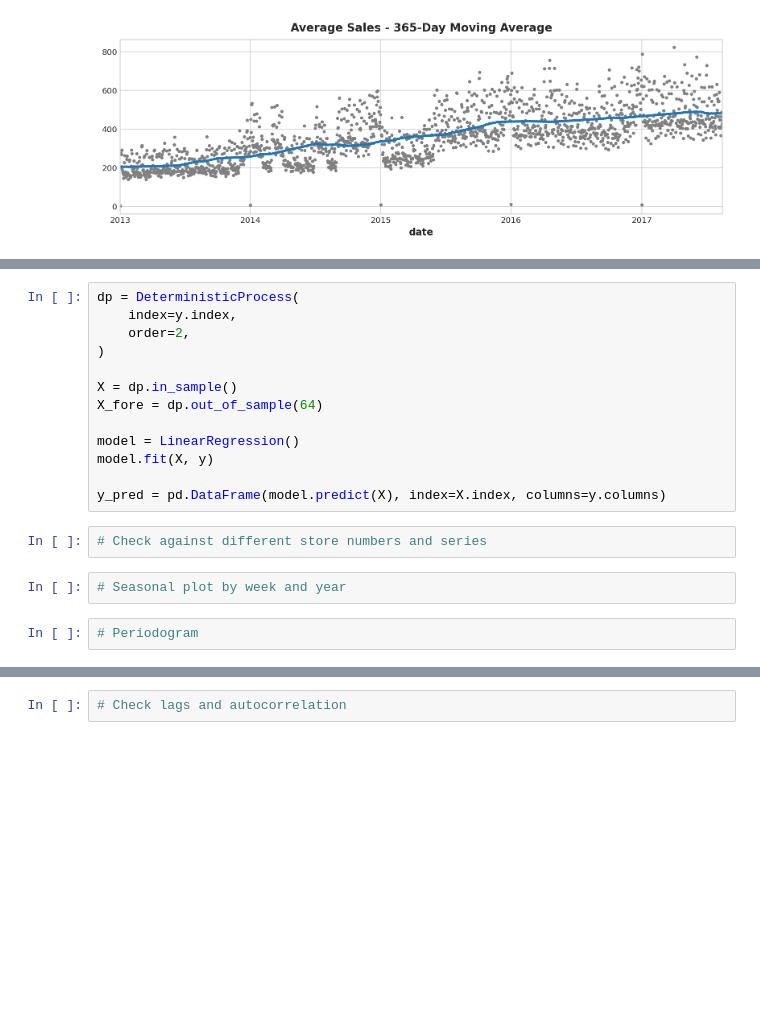
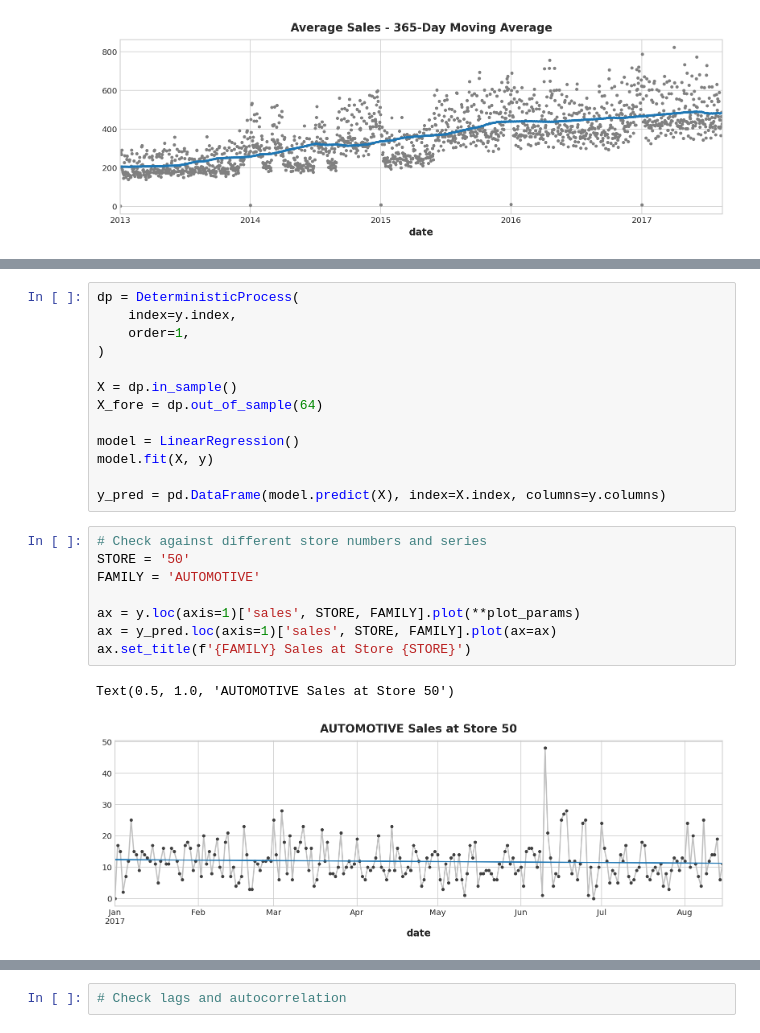
Before and after one commit to jkeogh2031/store_sales_time_series_forecasting, a Jupyter notebook: store-sales-time-series-forecasting.ipynb, the cells around one changed output, grey strips where cells are left out. Saved outputs shown, nothing was run; the diff lists cells and outputs as text; blank space fills up the shorter version.

Commit message:
Kaggle Notebook | store_sales_time_series_forecasting | Version 2

```diff
--- a/store-sales-time-series-forecasting.ipynb
+++ b/store-sales-time-series-forecasting.ipynb
@@ -203,7 +203,7 @@ y.head()
 # %%
 dp = DeterministicProcess(
     index=y.index,
-    order=2,
+    order=1,
 )
 
 X = dp.in_sample()
@@ -213,9 +213,14 @@ model = LinearRegression()
 model.fit(X, y)
 
 y_pred = pd.DataFrame(model.predict(X), index=X.index, columns=y.columns)
-# %%
-# Check against different store numbers and series
-# %%
-# Seasonal plot by week and year
-# %%
-# Periodogram
+# %%
+# Check against different store numbers and series
+STORE = '50'
+FAMILY = 'AUTOMOTIVE'
+
+ax = y.loc(axis=1)['sales', STORE, FAMILY].plot(**plot_params)
+ax = y_pred.loc(axis=1)['sales', STORE, FAMILY].plot(ax=ax)
+ax.set_title(f'{FAMILY} Sales at Store {STORE}')
+# %% [output]
+Text(0.5, 1.0, 'AUTOMOTIVE Sales at Store 50')
+[figure, added]
```
Also changed, not shown: parts of 17 cells of this notebook.
